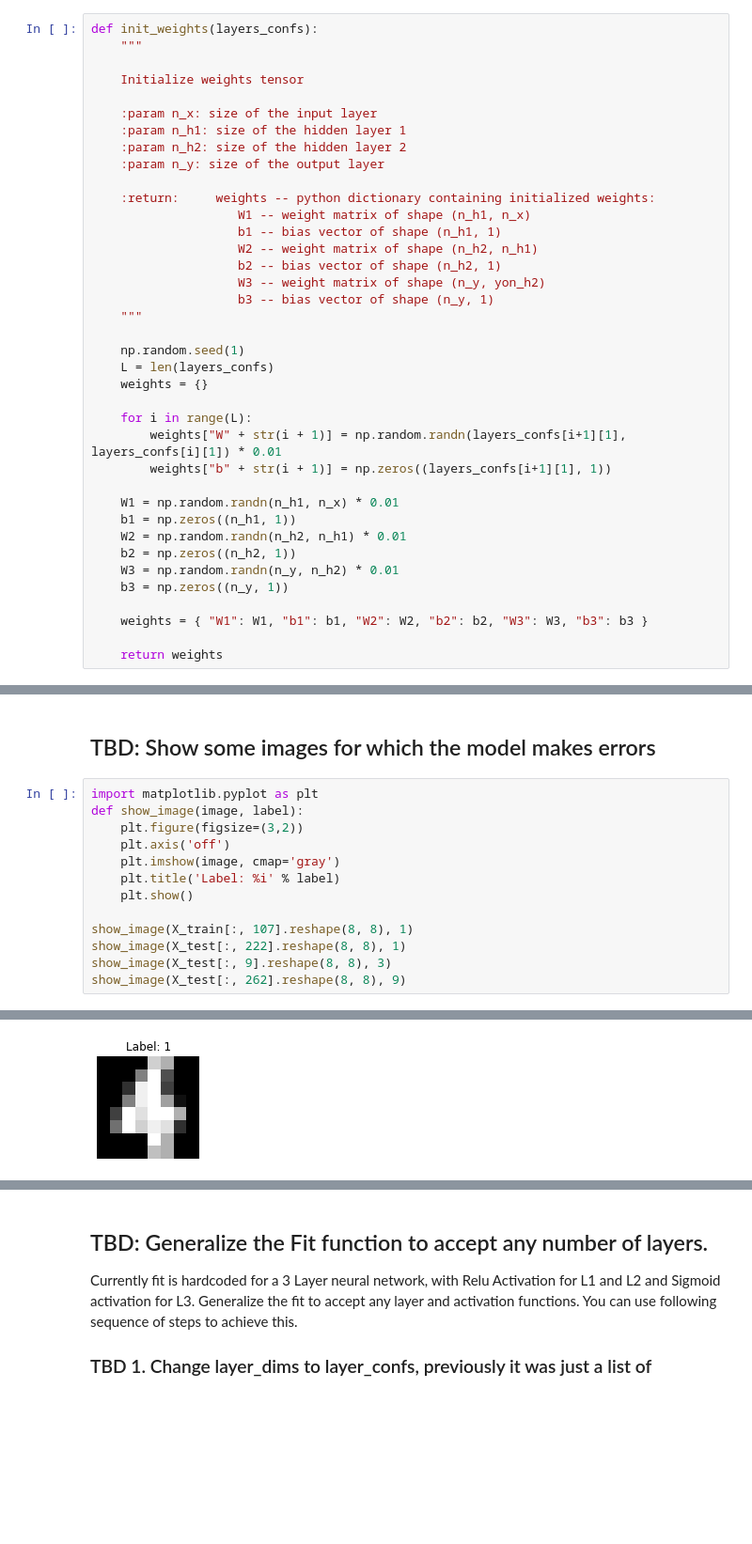
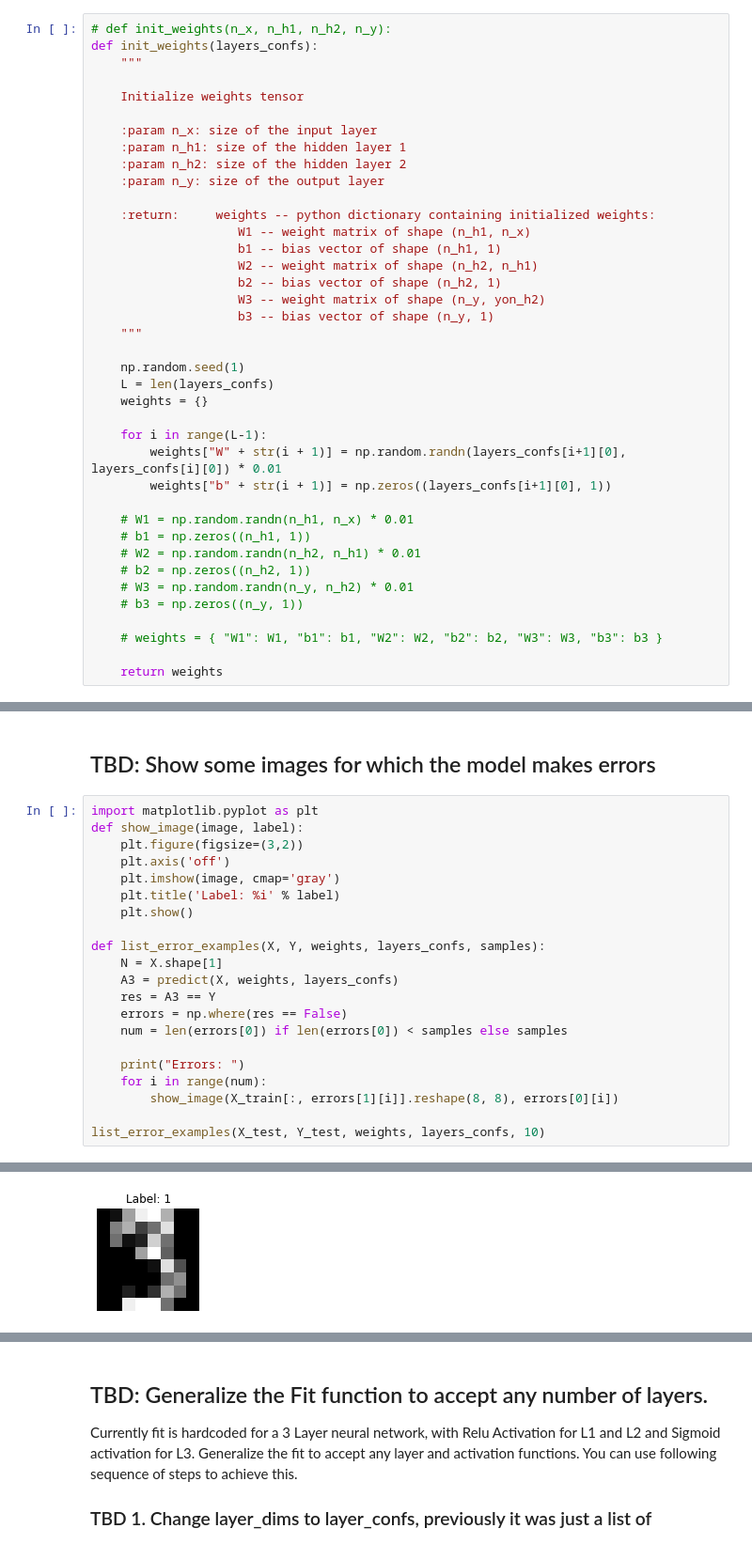
Before and after one commit to dchipping/pml, a Jupyter notebook: course/Problem025_NNScratch/025.ipynb, the cells around one changed output, grey strips where cells are left out. Shown at 94% size. Saved outputs shown, nothing was run; the diff lists cells and outputs as text; blank space fills up the shorter version.

```diff
--- a/course/Problem025_NNScratch/025.ipynb
+++ b/course/Problem025_NNScratch/025.ipynb
@@ -68,6 +66,7 @@ def sigmoid_backward(dA, Z):
 
     return dZ
 # %%
+# def init_weights(n_x, n_h1, n_h2, n_y):
 def init_weights(layers_confs):
     """
 
@@ -91,18 +90,18 @@ def init_weights(layers_confs):
     L = len(layers_confs)
     weights = {}
 
-    for i in range(L):
-        weights["W" + str(i + 1)] = np.random.randn(layers_confs[i+1][1], layers_confs[i][1]) * 0.01
-        weights["b" + str(i + 1)] = np.zeros((layers_confs[i+1][1], 1))
+    for i in range(L-1):
+        weights["W" + str(i + 1)] = np.random.randn(layers_confs[i+1][0], layers_confs[i][0]) * 0.01
+        weights["b" + str(i + 1)] = np.zeros((layers_confs[i+1][0], 1))
 
-    W1 = np.random.randn(n_h1, n_x) * 0.01
-    b1 = np.zeros((n_h1, 1))
-    W2 = np.random.randn(n_h2, n_h1) * 0.01
-    b2 = np.zeros((n_h2, 1))
-    W3 = np.random.randn(n_y, n_h2) * 0.01
-    b3 = np.zeros((n_y, 1))
+    # W1 = np.random.randn(n_h1, n_x) * 0.01
+    # b1 = np.zeros((n_h1, 1))
+    # W2 = np.random.randn(n_h2, n_h1) * 0.01
+    # b2 = np.zeros((n_h2, 1))
+    # W3 = np.random.randn(n_y, n_h2) * 0.01
+    # b3 = np.zeros((n_y, 1))
 
-    weights = { "W1": W1, "b1": b1, "W2": W2, "b2": b2, "W3": W3, "b3": b3 }
+    # weights = { "W1": W1, "b1": b1, "W2": W2, "b2": b2, "W3": W3, "b3": b3 }
 
     return weights
 # %%
@@ -391,8 +438,16 @@ def show_image(image, label):
     plt.title('Label: %i' % label)
     plt.show()
 
-show_image(X_train[:, 107].reshape(8, 8), 1)
-show_image(X_test[:, 222].reshape(8, 8), 1)
-show_image(X_test[:, 9].reshape(8, 8), 3)
-show_image(X_test[:, 262].reshape(8, 8), 9)
+def list_error_examples(X, Y, weights, layers_confs, samples):
+    N = X.shape[1]
+    A3 = predict(X, weights, layers_confs)
+    res = A3 == Y
+    errors = np.where(res == False)
+    num = len(errors[0]) if len(errors[0]) < samples else samples
+
+    print("Errors: ")
+    for i in range(num):
+        show_image(X_train[:, errors[1][i]].reshape(8, 8), errors[0][i])
+
+list_error_examples(X_test, Y_test, weights, layers_confs, 10)
 # %% [output]
@@ -400 +456 @@ show_image(X_test[:, 262].reshape(8, 8), 9)
-[figure, old version]
+[figure, new version]
```
Also changed, not shown: parts of 8 cells of this notebook.
